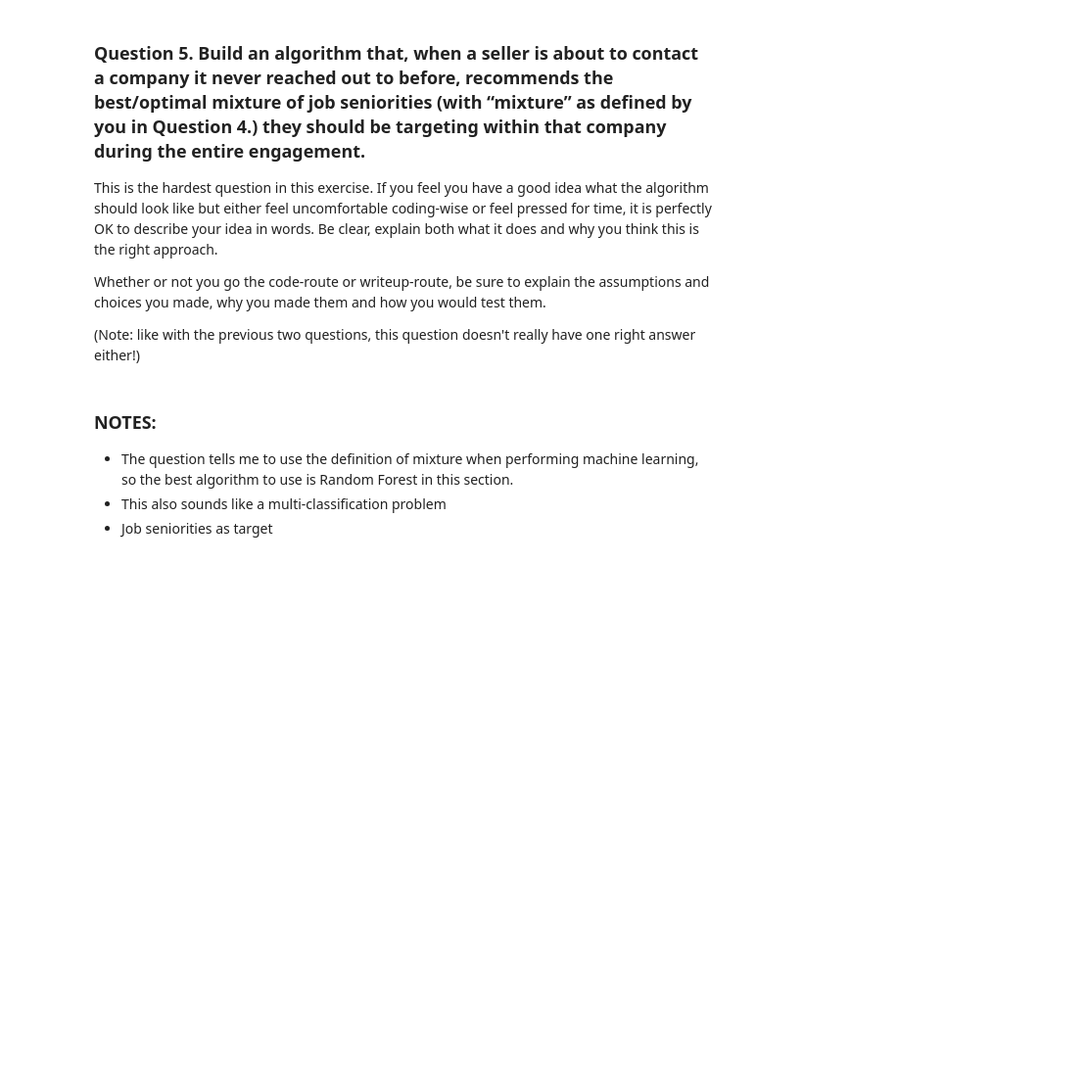
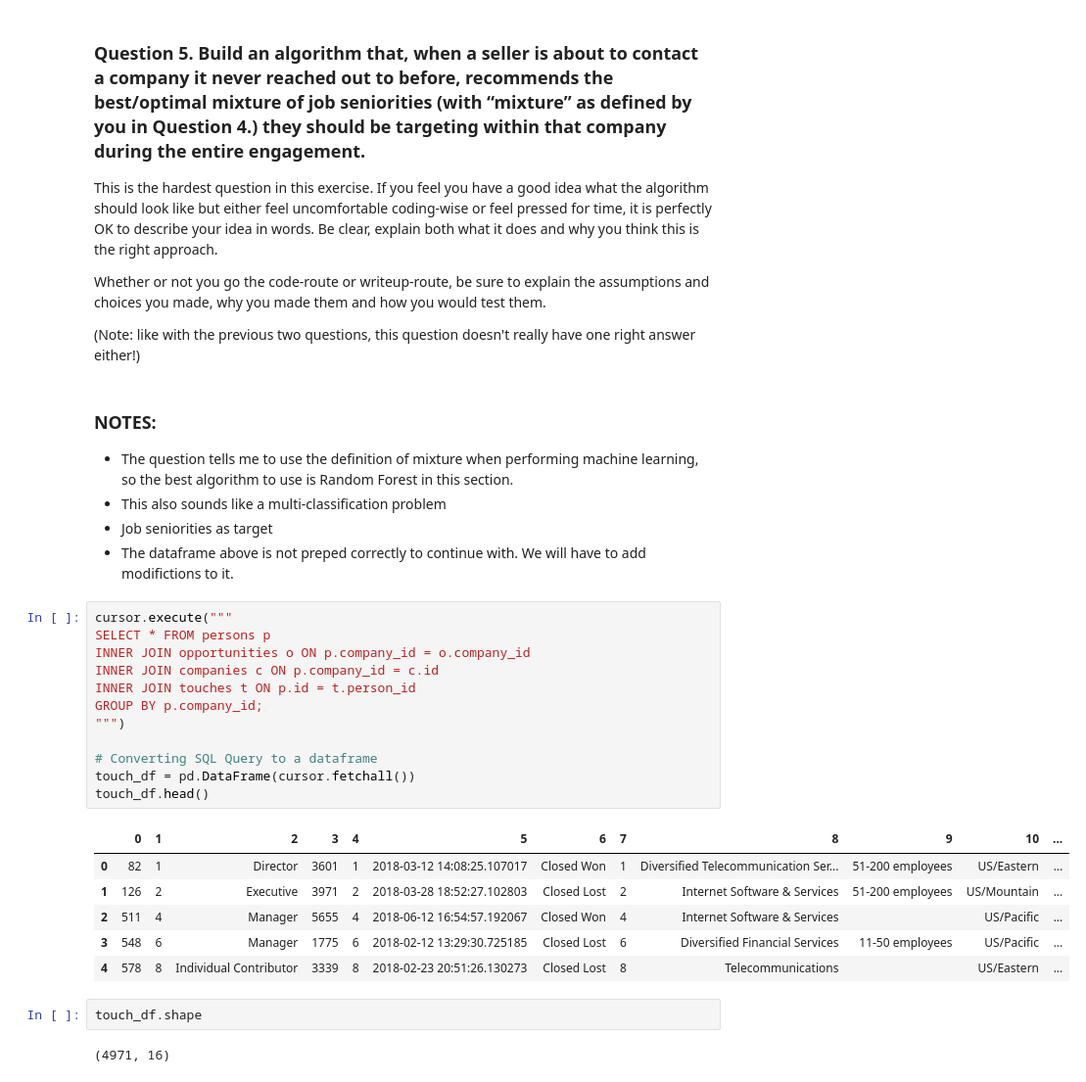
Before and after one commit to jeffersonzaki/datascientist-exercise, a Jupyter notebook: exercise.ipynb, the cells around one changed output. Shown: that part at 98% size. Drawn from its saved outputs; the diff is of its cells as text; blank space fills up the shorter version.

```diff
--- a/exercise.ipynb
+++ b/exercise.ipynb
@@ -519,3 +510,27 @@ Whether or not you go the code-route or writeup-route, be sure to explain the as
 - The question tells me to use the definition of mixture when performing machine learning, so the best algorithm to use is Random Forest in this section.
 - This also sounds like a multi-classification problem
 - Job seniorities as target
+- The dataframe above is not preped correctly to continue with. We will have to add modifictions to it.
+# %%
+cursor.execute("""
+SELECT * FROM persons p
+INNER JOIN opportunities o ON p.company_id = o.company_id
+INNER JOIN companies c ON p.company_id = c.id
+INNER JOIN touches t ON p.id = t.person_id
+GROUP BY p.company_id;
+""")
+
+# Converting SQL Query to a dataframe
+touch_df = pd.DataFrame(cursor.fetchall())
+touch_df.head()
+# %% [output]
+|  | 0 | 1 | 2 | 3 | 4 | 5 | 6 | 7 | 8 | 9 | 10 | ... |
+| 0 | 82 | 1 | Director | 3601 | 1 | 2018-03-12 14:08:25.107017 | Closed Won | 1 | Diversified Telecommunication Ser... | 51-200 employees | US/Eastern | ... |
+| 1 | 126 | 2 | Executive | 3971 | 2 | 2018-03-28 18:52:27.102803 | Closed Lost | 2 | Internet Software & Services | 51-200 employees | US/Mountain | ... |
+| 2 | 511 | 4 | Manager | 5655 | 4 | 2018-06-12 16:54:57.192067 | Closed Won | 4 | Internet Software & Services |  | US/Pacific | ... |
+| 3 | 548 | 6 | Manager | 1775 | 6 | 2018-02-12 13:29:30.725185 | Closed Lost | 6 | Diversified Financial Services | 11-50 employees | US/Pacific | ... |
+| 4 | 578 | 8 | Individual Contributor | 3339 | 8 | 2018-02-23 20:51:26.130273 | Closed Lost | 8 | Telecommunications |  | US/Eastern | ... |
+# %%
+touch_df.shape
+# %% [output]
+(4971, 16)
```
Also changed, not shown: parts of 32 cells of this notebook.
